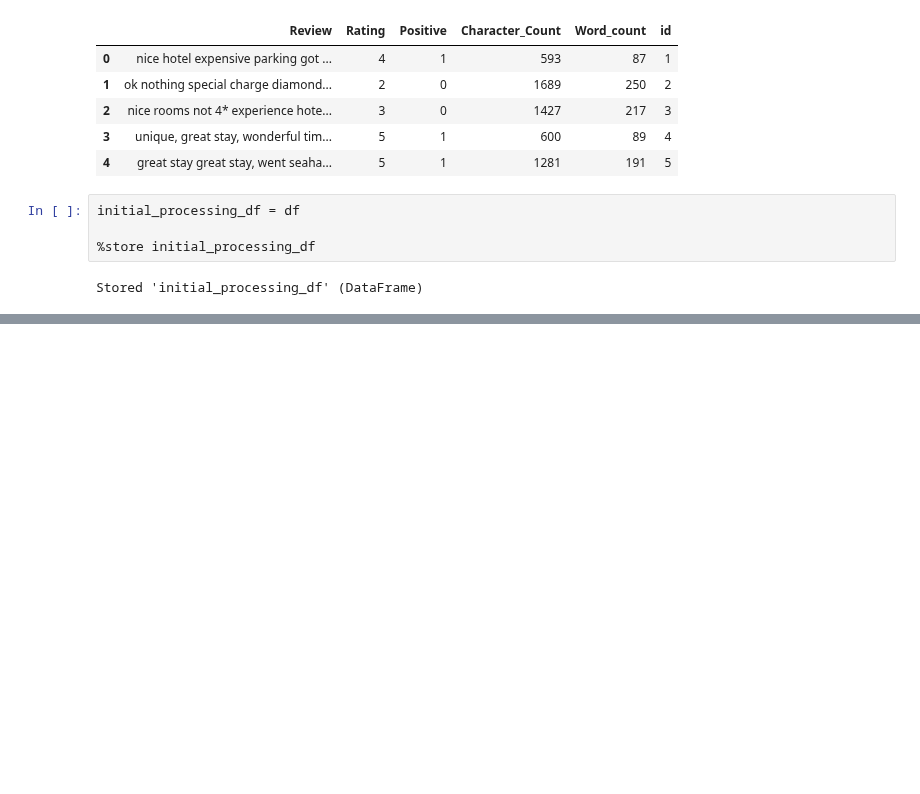
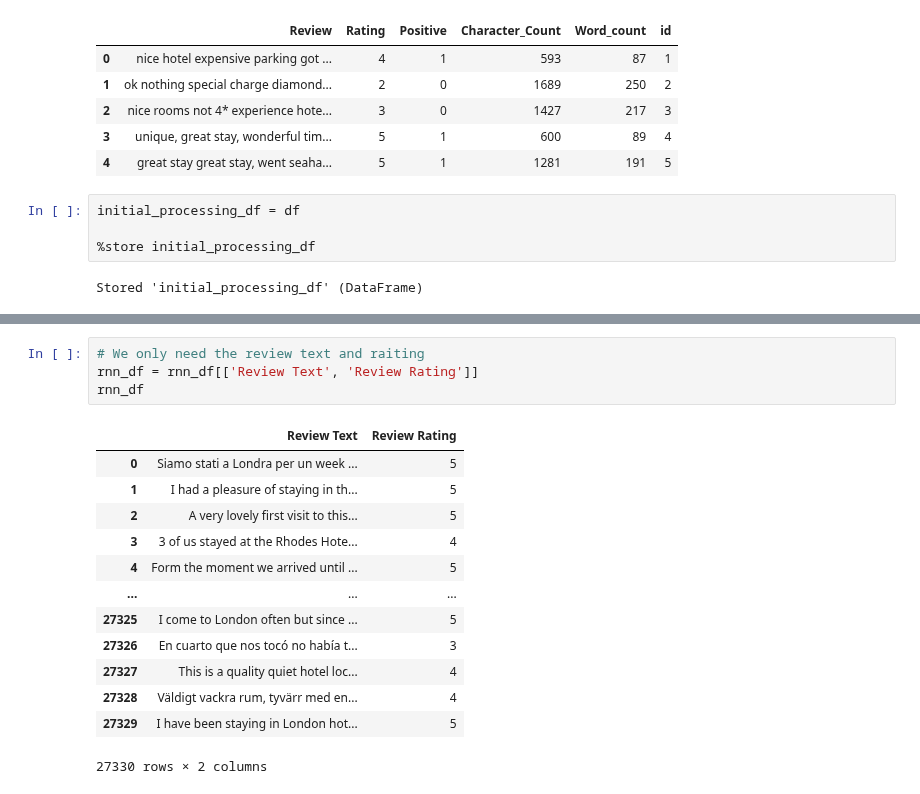
Before and after one commit to Shahmaan/Examensarbete_DS21, a Jupyter notebook: initial_processing.ipynb, the cells around one changed output, grey strips where cells are left out. Drawn from its saved outputs; the diff is of its cells as text; blank space fills up the shorter version.

```diff
--- a/initial_processing.ipynb
+++ b/initial_processing.ipynb
@@ -108,0 +129,18 @@ Stored 'initial_processing_df' (DataFrame)
+# %%
+# We only need the review text and raiting
+rnn_df = rnn_df[['Review Text', 'Review Rating']]
+rnn_df
+# %% [output]
+|  | Review Text | Review Rating |
+| 0 | Siamo stati a Londra per un week ... | 5 |
+| 1 | I had a pleasure of staying in th... | 5 |
+| 2 | A very lovely first visit to this... | 5 |
+| 3 | 3 of us stayed at the Rhodes Hote... | 4 |
+| 4 | Form the moment we arrived until ... | 5 |
+| ... | ... | ... |
+| 27325 | I come to London often but since ... | 5 |
+| 27326 | En cuarto que nos tocó no había t... | 3 |
+| 27327 | This is a quality quiet hotel loc... | 4 |
+| 27328 | Väldigt vackra rum, tyvärr med en... | 4 |
+| 27329 | I have been staying in London hot... | 5 |
+27330 rows × 2 columns
```
Also changed, not shown: parts of 10 cells of this notebook, 2 other files.
